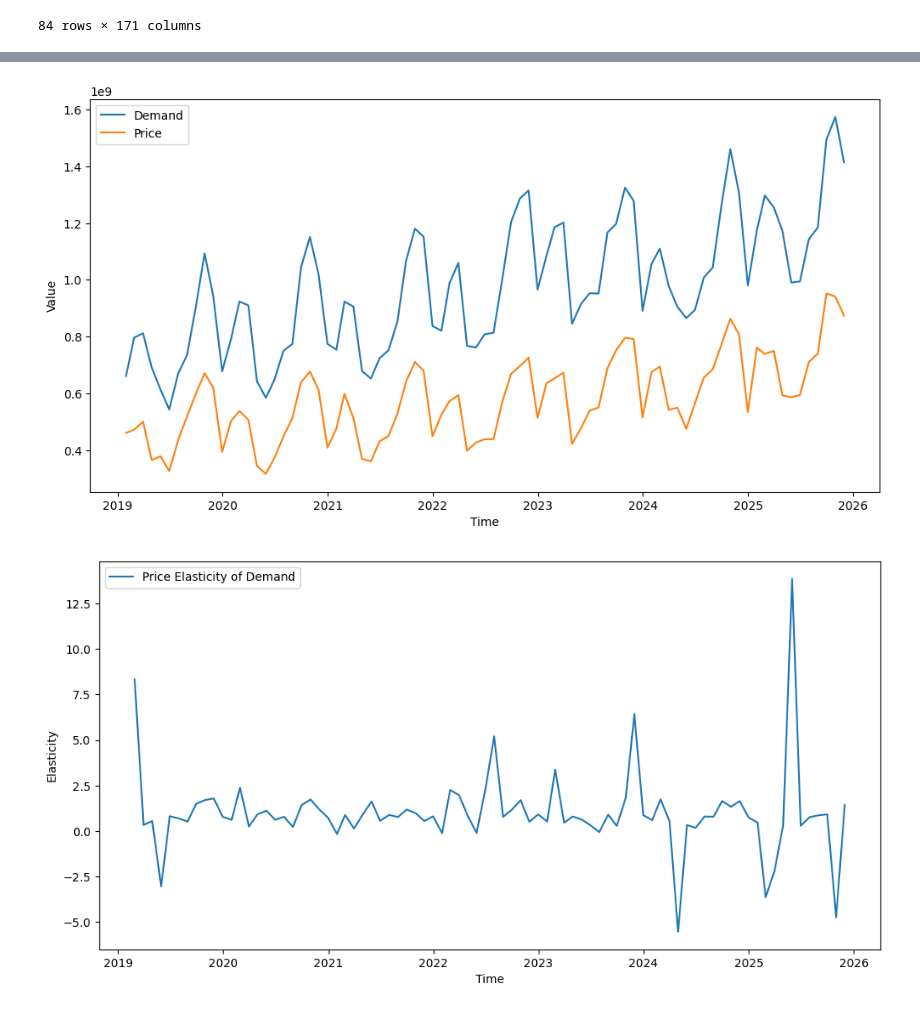
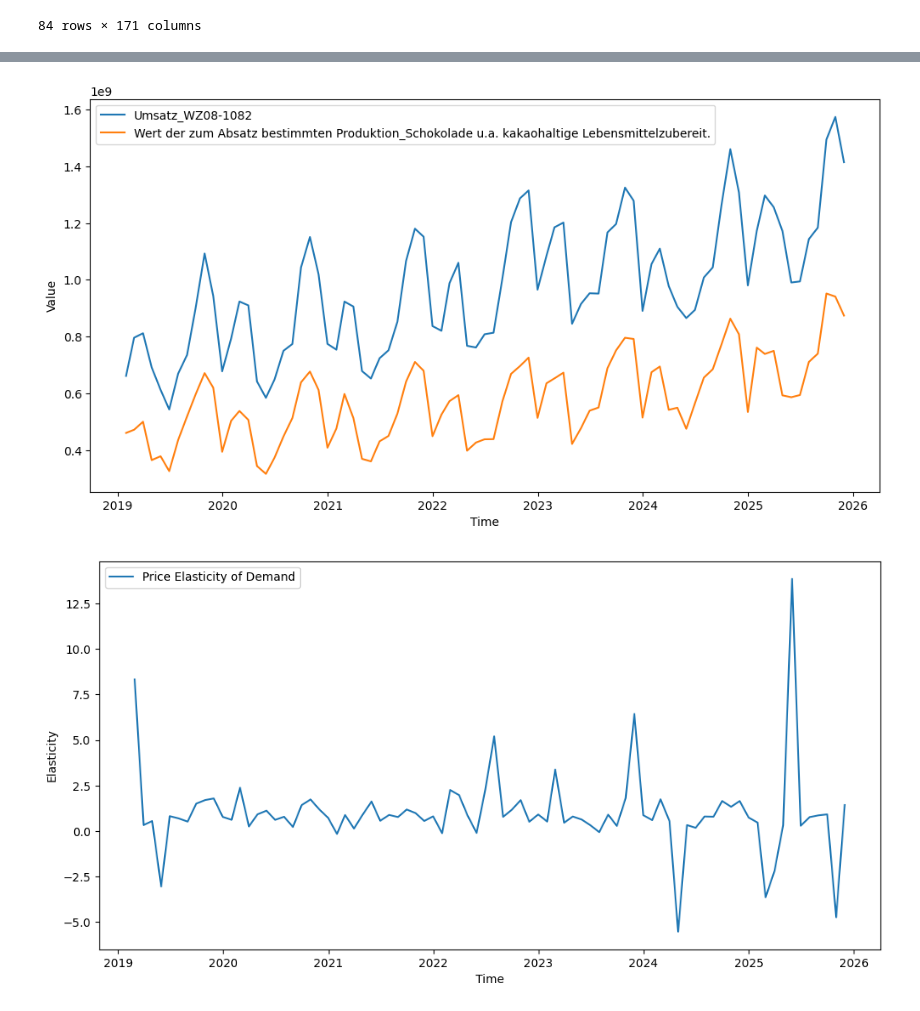
Before and after one commit to salimaabdalla/dpp_projekt_2026, a Jupyter notebook: notebooks/07_estimation_price_elasticity.ipynb, the cells around one changed output, grey strips where cells are left out. Drawn from its saved outputs; the diff is of its cells as text; code cells hidden in the pictures.

Commit message:
PLots of Vars with Elasticity

```diff
--- a/notebooks/07_estimation_price_elasticity.ipynb
+++ b/notebooks/07_estimation_price_elasticity.ipynb
@@ -67,18 +67,18 @@ df.iloc[:, 45], df.iloc[:, 122]
 # %%
 # Defining demand and price::
 demand = (df.iloc[:, 45])
 price = df.iloc[:, 122]
 
 # Plotting demand and price
 plt.figure(figsize=(12, 6))
-plt.plot(demand, label='Demand')
-plt.plot(price, label='Price')
+plt.plot(demand, label=df.iloc[:, 45].name)
+plt.plot(price, label=df.iloc[:, 122].name)
 plt.xlabel('Time')
 plt.ylabel('Value')
 plt.legend()
 plt.show()
 # %% [output]
-[figure, old version]
+[figure, new version]
 # %%
 # Estimating price elasticity of demand
 # Calculating percentage change in demand and price
```
Also changed, not shown: parts of 9 cells of this notebook.
